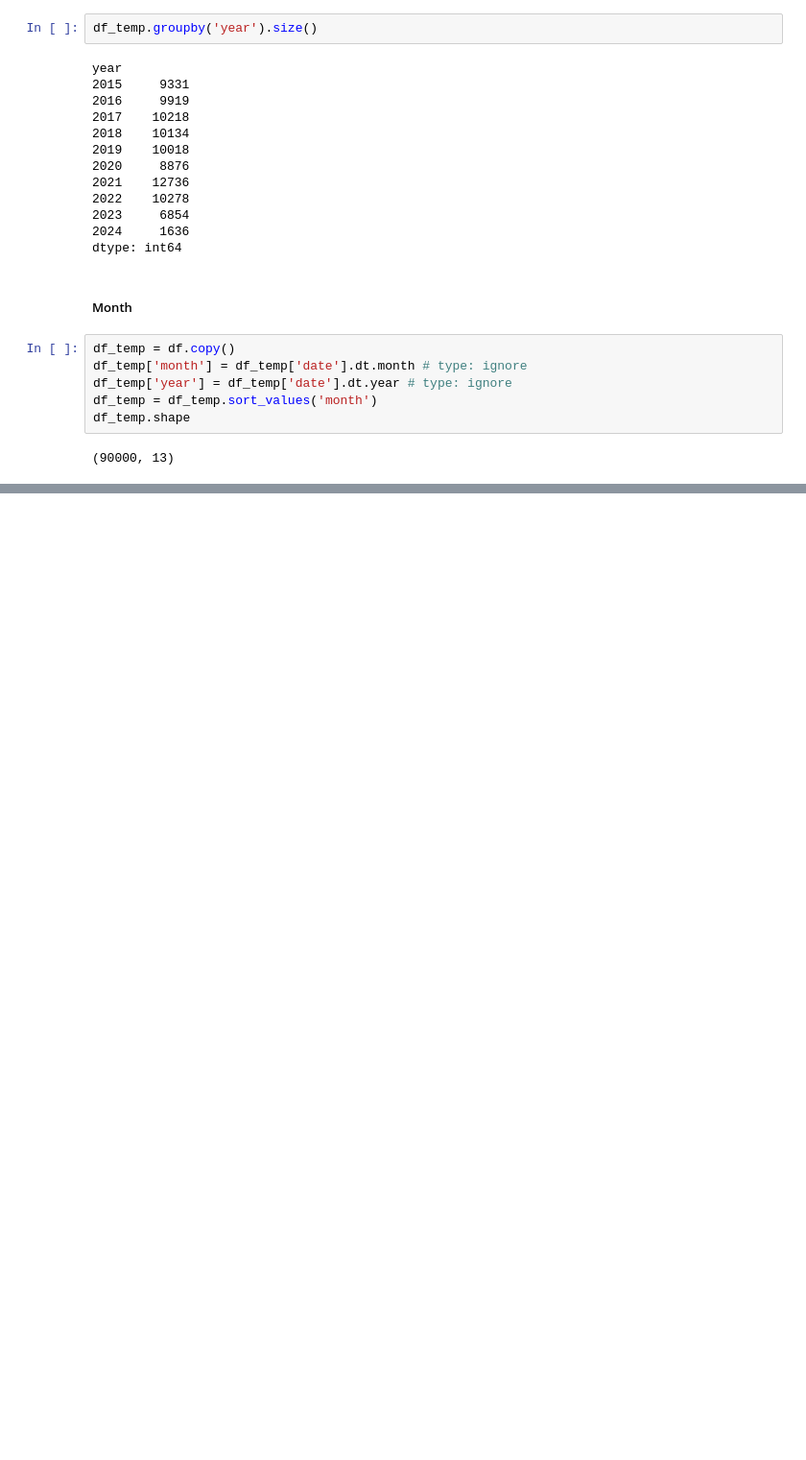
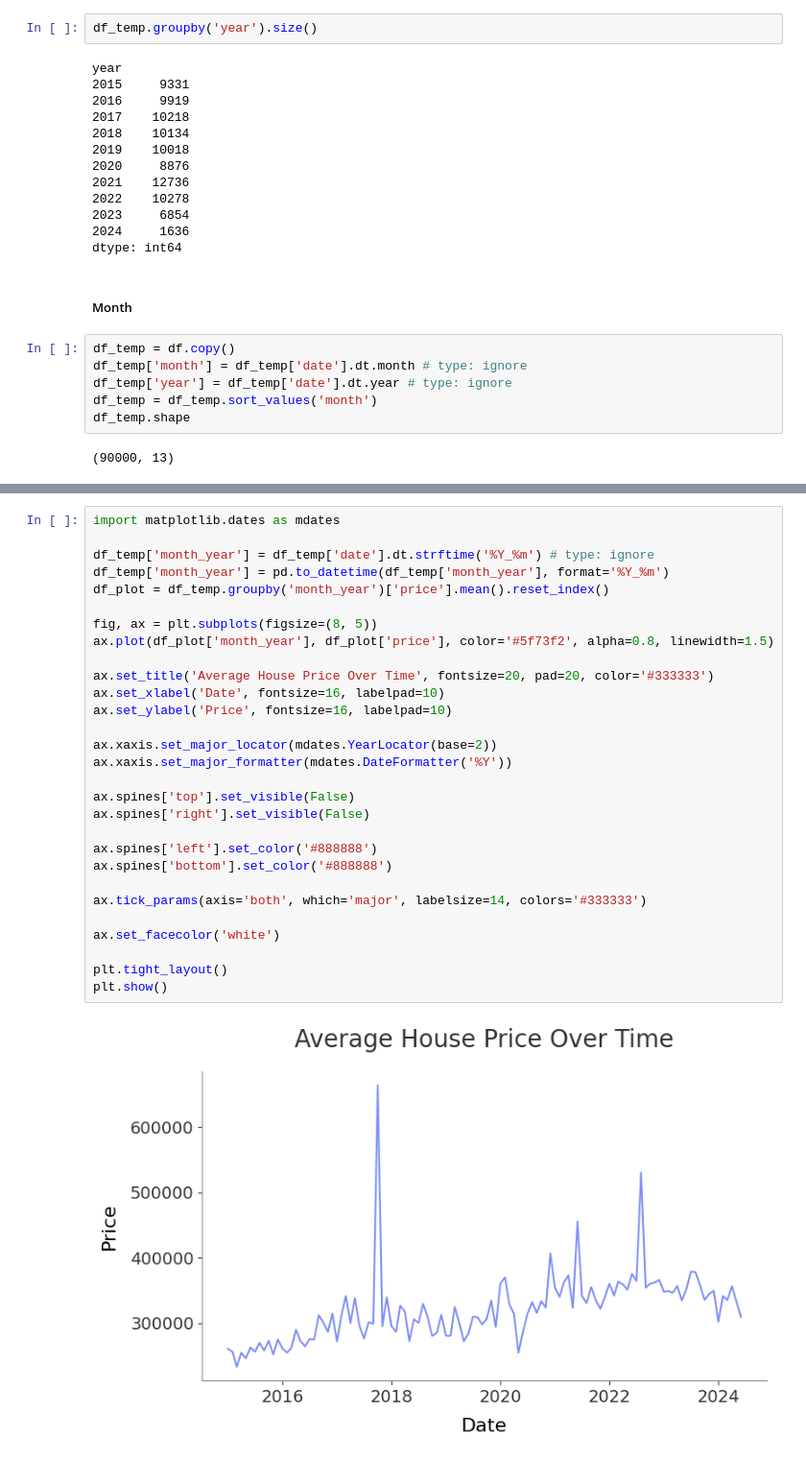
Before and after one commit to rbennum/house-price-prediction, a Jupyter notebook: notebooks/uk_house_price.ipynb, the cells around one changed output, grey strips where cells are left out. Shown at 96% size. Cells and saved outputs as stored; diff of their text form; blank space fills up the shorter version.

```diff
--- a/notebooks/uk_house_price.ipynb
+++ b/notebooks/uk_house_price.ipynb
@@ -175,0 +159,31 @@ plt.show()
+# %%
+import matplotlib.dates as mdates
+
+df_temp['month_year'] = df_temp['date'].dt.strftime('%Y_%m') # type: ignore
+df_temp['month_year'] = pd.to_datetime(df_temp['month_year'], format='%Y_%m')
+df_plot = df_temp.groupby('month_year')['price'].mean().reset_index()
+
+fig, ax = plt.subplots(figsize=(8, 5))
+ax.plot(df_plot['month_year'], df_plot['price'], color='#5f73f2', alpha=0.8, linewidth=1.5)
+
+ax.set_title('Average House Price Over Time', fontsize=20, pad=20, color='#333333')
+ax.set_xlabel('Date', fontsize=16, labelpad=10)
+ax.set_ylabel('Price', fontsize=16, labelpad=10)
+
+ax.xaxis.set_major_locator(mdates.YearLocator(base=2))
+ax.xaxis.set_major_formatter(mdates.DateFormatter('%Y'))
+
+ax.spines['top'].set_visible(False)
+ax.spines['right'].set_visible(False)
+
+ax.spines['left'].set_color('#888888')
+ax.spines['bottom'].set_color('#888888')
+
+ax.tick_params(axis='both', which='major', labelsize=14, colors='#333333')
+
+ax.set_facecolor('white')
+
+plt.tight_layout()
+plt.show()
+# %% [output]
+[figure, added]
```
Also changed, not shown: parts of 9 cells of this notebook.
